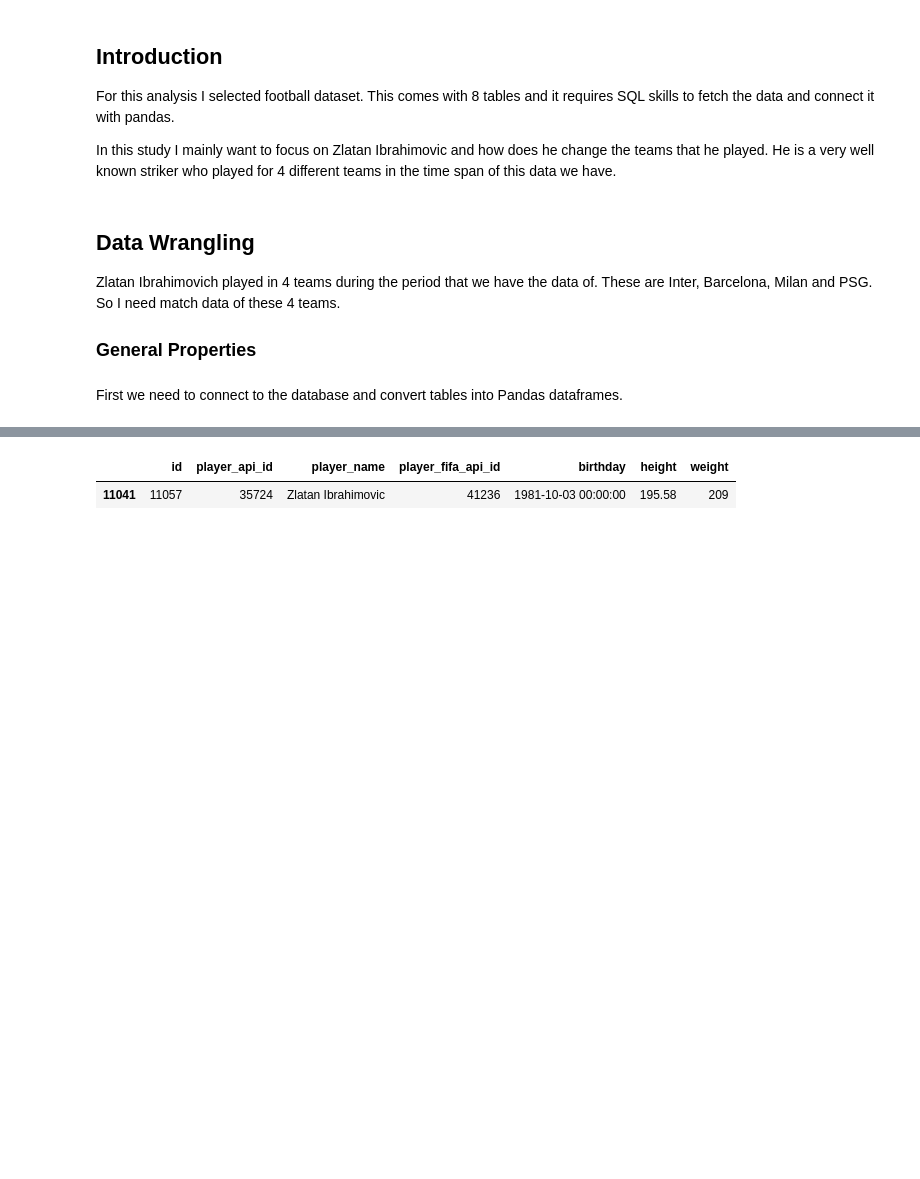
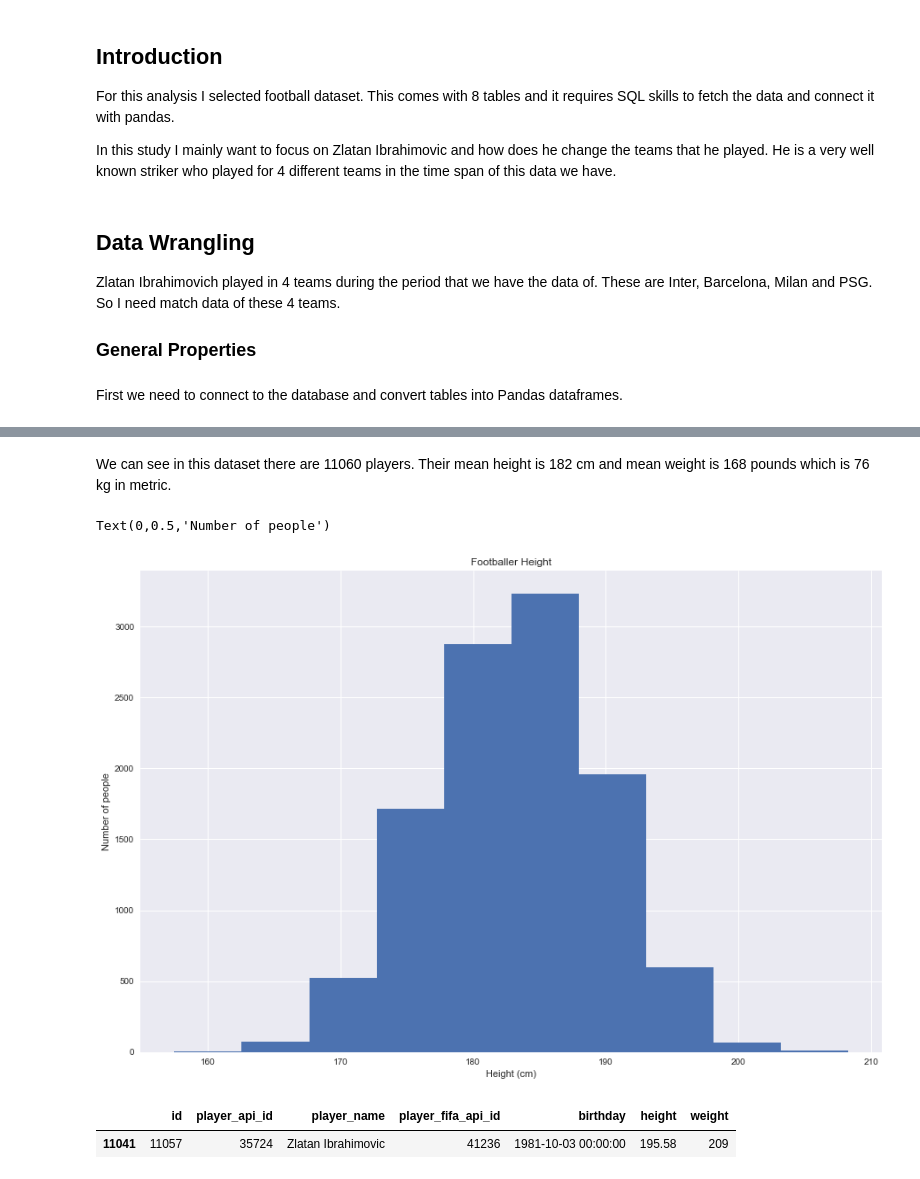
Before and after one commit to AlpinistPanda/P2_Zlatan, a Jupyter notebook: investigate-a-dataset.ipynb, the cells around one changed output, grey strips where cells are left out. Cells and saved outputs as stored; diff of their text form; code cells hidden in the pictures; blank space fills up the shorter version.

```diff
--- a/investigate-a-dataset.ipynb
+++ b/investigate-a-dataset.ipynb
@@ -57,3 +68,17 @@ team_attributes = pd.read_sql_query("select * from Team_Attributes;", conn)
+# %% [markdown]
+We can see in this dataset there are 11060 players. Their mean height is 182 cm and mean weight is 168 pounds which is 76 kg in metric.
+# %%
+fig = plt.figure()
+fig.set_figheight(10)
+fig.set_figwidth(15)
+
+plt.hist(players.height)
+plt.title("Footballer Height")
+plt.xlabel("Height (cm)")
+plt.ylabel("Number of people")
+# %% [output]
+Text(0,0.5,'Number of people')
+[figure, added]
 # %%
 #  We need to locate zlatan in players dataframe
 zlatan = players[players.player_name == 'Zlatan Ibrahimovic']
```
Also changed, not shown: parts of 19 cells of this notebook, 1 other file.
